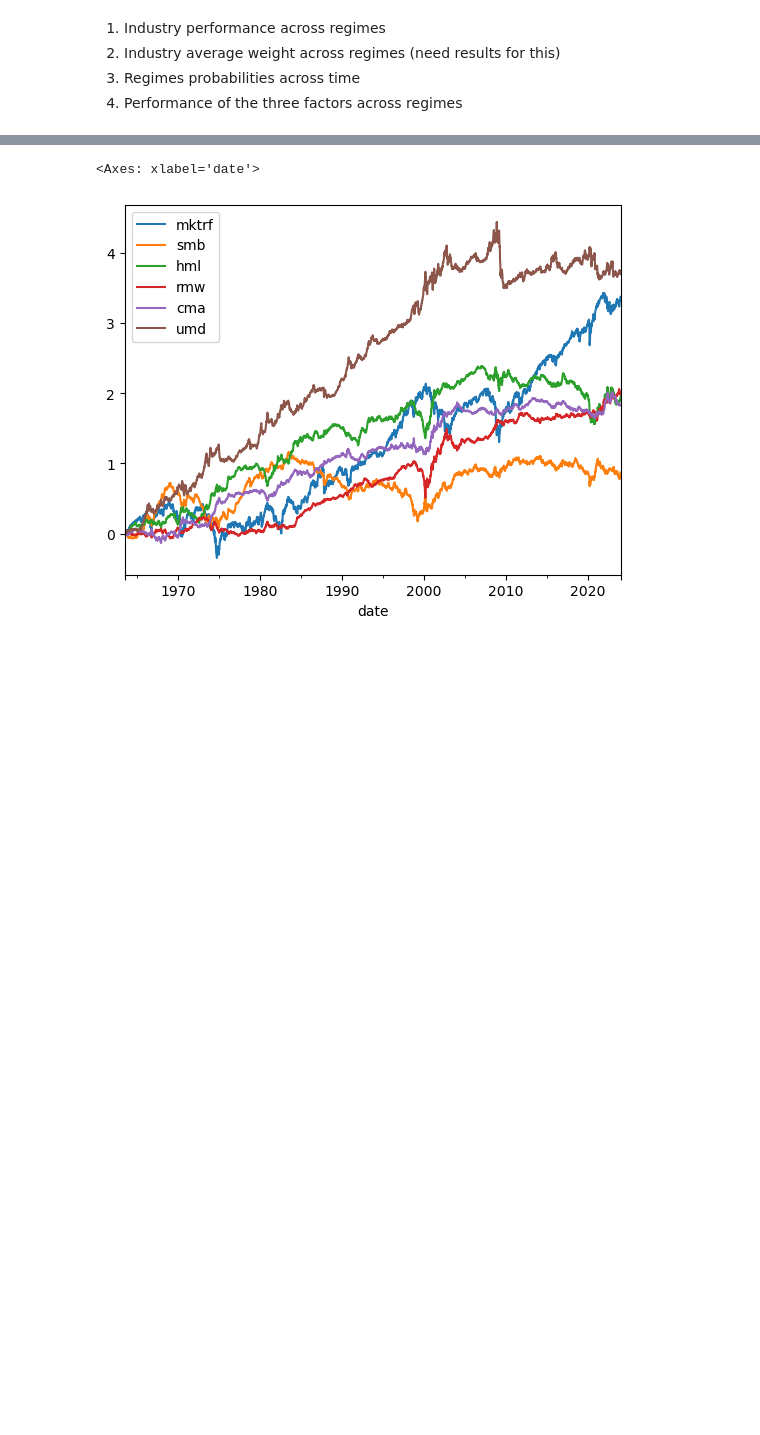
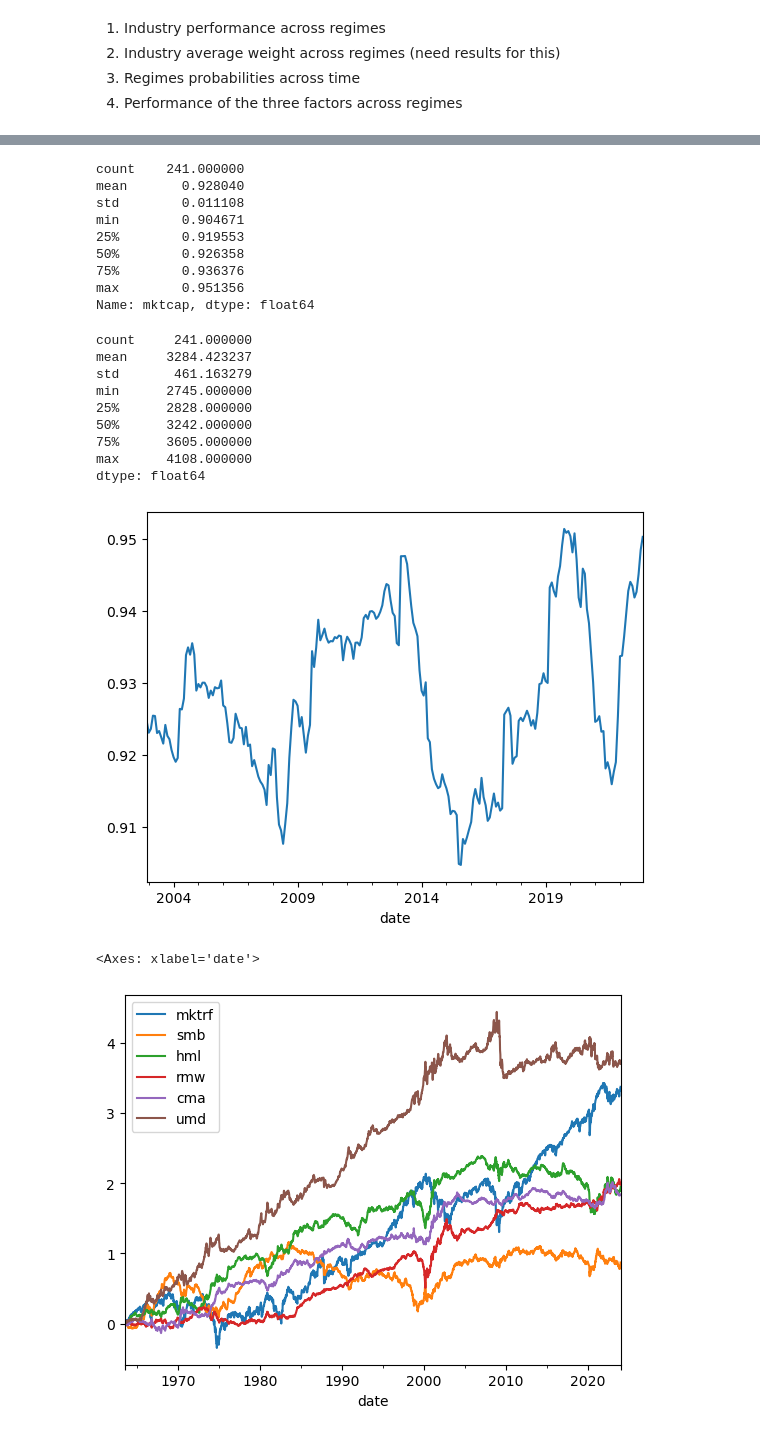
Before and after one commit to fcoibanez/regimeaware, a Jupyter notebook: notebooks/figures.ipynb, the cells around one changed output, grey strips where cells are left out. Drawn from its saved outputs; the diff is of its cells as text; code cells hidden in the pictures; blank space fills up the shorter version.

```diff
--- a/notebooks/figures.ipynb
+++ b/notebooks/figures.ipynb
@@ -24,5 +24,13 @@ transition_matrix = pd.read_pickle(f"{cfg.data_fldr}/regimes/transmat.pkl")
 ff_raw = pd.read_pickle(f'{cfg.data_fldr}/ff_daily.pkl').sort_index()[cfg.factor_set + ['umd']]
 weekly_dts = pd.date_range(start=ff_raw.index[0], end=ff_raw.index[-1], freq=cfg.data_freq)
 ff = ff_raw.loc[weekly_dts[0]:weekly_dts[-1]].add(1).groupby(pd.Grouper(freq=cfg.data_freq)).prod().sub(1)
-# crsp = pd.read_pickle(f'{cfg.data_fldr}/crsp.pkl')
-# rt = pd.pivot_table(crsp[['excess_ret']], index='date', columns='permno', values='excess_ret')
+
+# Load cached factor estimates
+factor_covars = pd.read_pickle(f'{cfg.data_fldr}/moments/factor_covars.pkl')
+factor_means = pd.read_pickle(f'{cfg.data_fldr}/moments/factor_means.pkl')
+factor_loadings = pd.read_pickle(f'{cfg.data_fldr}/exposures/forecasted_betas.pkl')
+factor_variance = pd.read_pickle(f'{cfg.data_fldr}/exposures/var.pkl')
+
+# Reference market cap weights
+crsp = pd.read_pickle(f'{cfg.data_fldr}/crsp.pkl')
+mktcap = crsp['mktcap'].copy()
@@ -29,3 +85,32 @@ ff = ff_raw.loc[weekly_dts[0]:weekly_dts[-1]].add(1).groupby(pd.Grouper(freq=cfg
+# %%
+investable_flag = factor_loadings.groupby(['date', 'id']).sum().astype(bool)
+investable_mc = mktcap.reindex(investable_flag.index).groupby(['date']).sum()
+total_mc = mktcap.groupby('date').sum()
+investable_mc_pct = investable_mc.div(total_mc).dropna()
+investable_mc_pct.plot()
+display(investable_mc_pct.describe())
+
+display(investable_flag.groupby('date').count().describe())
+# %% [output]
+count    241.000000
+mean       0.928040
+std        0.011108
+min        0.904671
+25%        0.919553
+50%        0.926358
+75%        0.936376
+max        0.951356
+Name: mktcap, dtype: float64
+count     241.000000
+mean     3284.423237
+std       461.163279
+min      2745.000000
+25%      2828.000000
+50%      3242.000000
+75%      3605.000000
+max      4108.000000
+dtype: float64
+[figure, added]
 # %%
 ff.add(1).cumprod().apply(np.log).plot()
 # %% [output]
```
Also changed, not shown: parts of 6 cells of this notebook, 1 other file.
